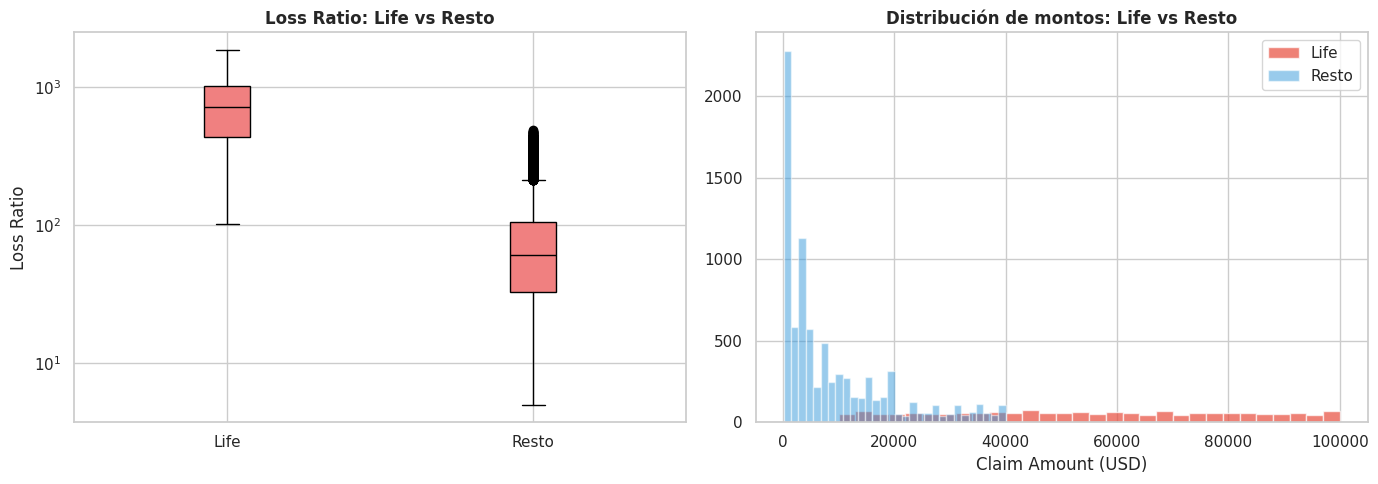
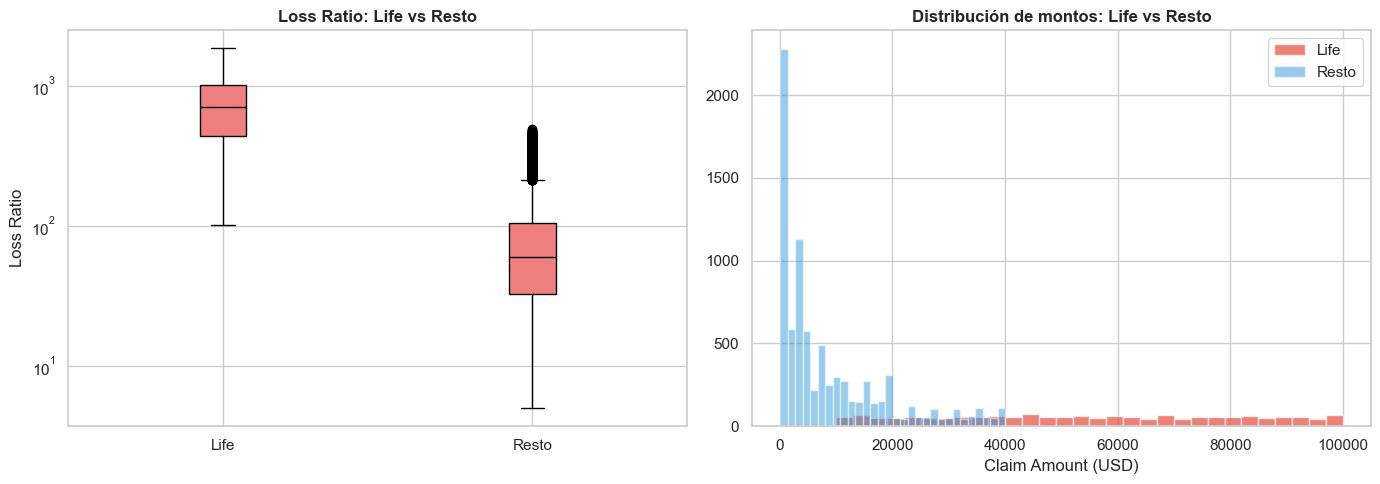
The notebook cell's code change between the first figure and the second:
--- before
+++ after
@@ -34,4 +34,4 @@
 
 plt.tight_layout()
-plt.savefig("hallazgo2_life_insurance.png", dpi=150, bbox_inches="tight")
+plt.savefig(DATA_DIR2 / "hallazgo2_life_insurance.png", dpi=150, bbox_inches="tight")
 plt.show()

Commit: cierre de conexión DuckDB